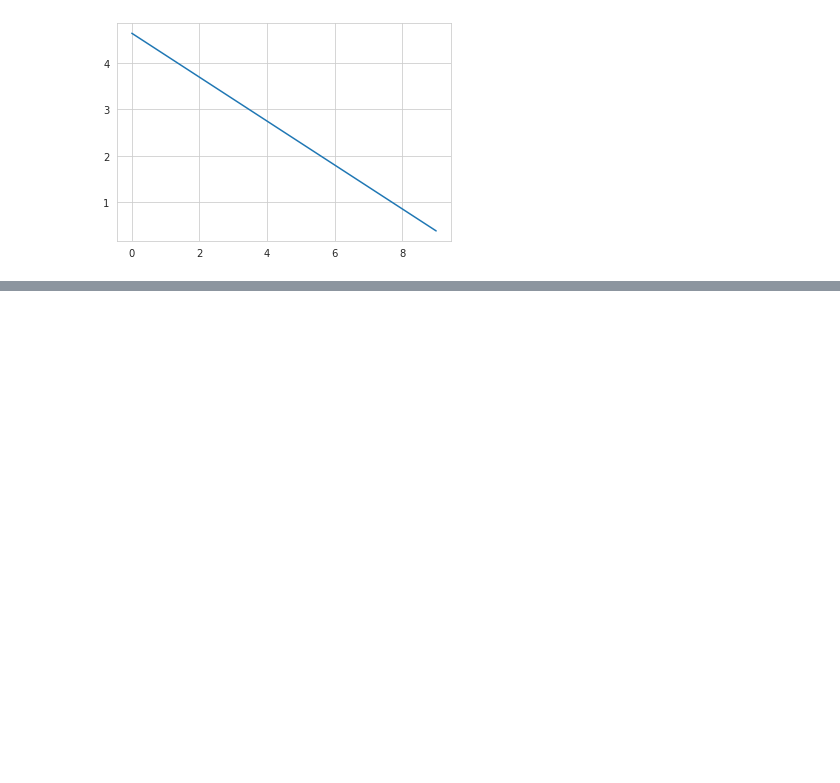
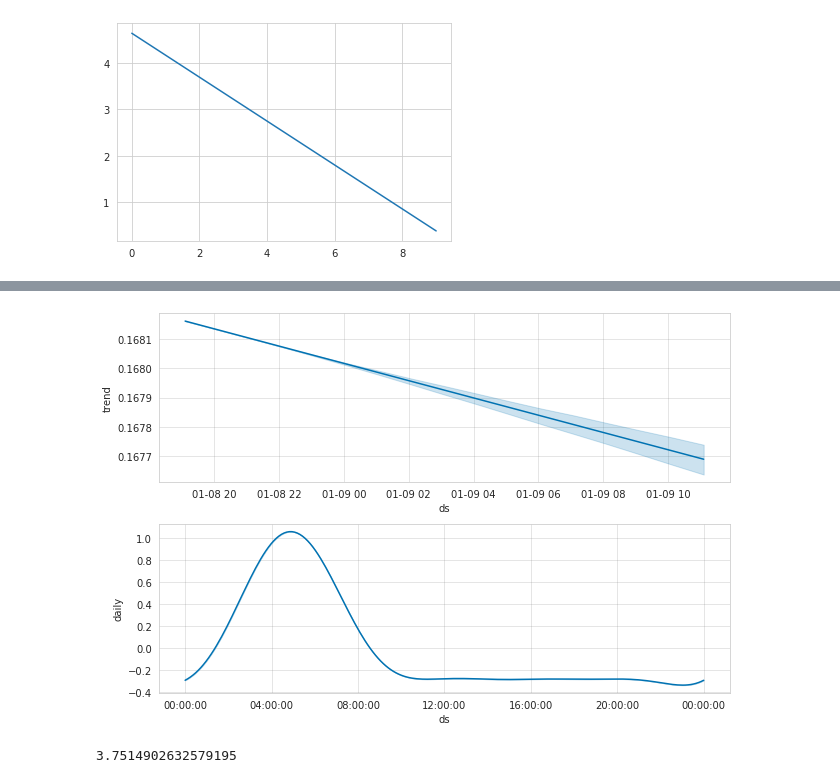
Before and after one commit to AAntunesNDS/supermarkt-sales, a Jupyter notebook: SupermarketSales.ipynb, the cells around one changed output, grey strips where cells are left out. Saved outputs shown, nothing was run; the diff lists cells and outputs as text; code cells hidden in the pictures; blank space fills up the shorter version.

Commit message:
finishing prophet apply

```diff
--- a/SupermarketSales.ipynb
+++ b/SupermarketSales.ipynb
@@ -595,0 +684,3 @@ INFO:fbprophet:n_changepoints greater than number of observations. Using 2.
+# %%
+train = total_sports[:17]
+test = total_sports[17:34]
@@ -595,0 +693,3 @@ INFO:fbprophet:n_changepoints greater than number of observations. Using 2.
+# %%
+prophet =  Prophet()
+prophet.fit(train)
@@ -595,0 +701,3 @@ INFO:fbprophet:n_changepoints greater than number of observations. Using 2.
+# %%
+future = prophet.make_future_dataframe(17, include_history=False, freq='H')
+future.tail()
@@ -595,0 +711,2 @@ INFO:fbprophet:n_changepoints greater than number of observations. Using 2.
+# %%
+predict =  prophet.predict(future)
@@ -595,0 +734,8 @@ INFO:fbprophet:n_changepoints greater than number of observations. Using 2.
+# %%
+fig =  prophet.plot_components(predict)
+# %% [output]
+[figure, added]
+# %%
+mean_absolute_percentage_error(test['y'], predict['yhat'])
+# %% [output]
+3.7514902632579195
```
Also changed, not shown: parts of 22 cells of this notebook.
